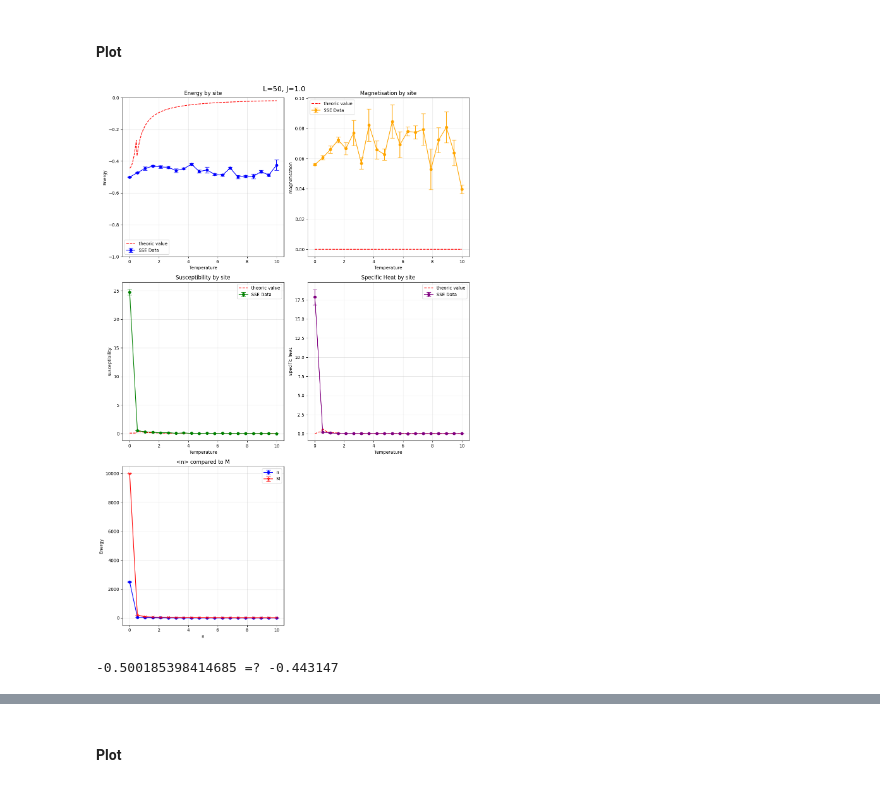
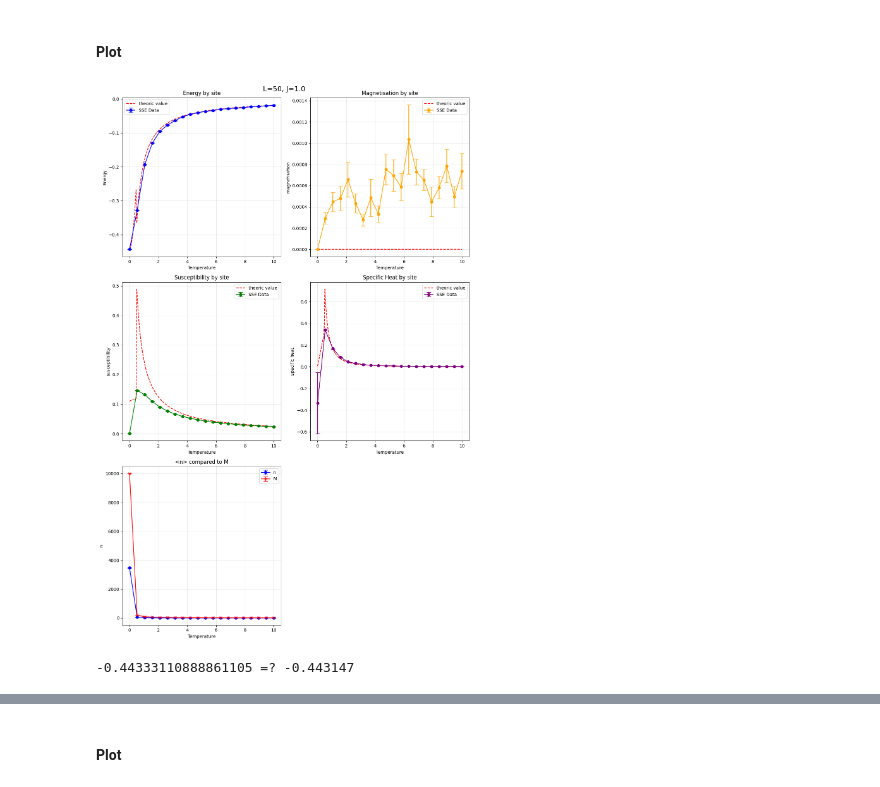
Before and after one commit to TheoHUETQC/monte-carlo, a Jupyter notebook: stochastic_series_expansion_qmc.ipynb, the cells around one changed output, grey strips where cells are left out. Cells and saved outputs as stored; diff of their text form; code cells hidden in the pictures.

Commit message:
fix: result, observation, conclusion

```diff
--- a/stochastic_series_expansion_qmc.ipynb
+++ b/stochastic_series_expansion_qmc.ipynb
@@ -623,16 +634,14 @@ def simulation_n_runs(n_runs:int, Nt:int) :
 
 We will therefore simulate the 1D Heisenberg model for several temperature values to see if we can reproduce the theoretical values of this model.
 # %%
-def simulation_temperature_range(temp_list : np.ndarray, Nt:int, n_runs:int) :
-    global beta
-
+def simulation_temperature_range(temp_list : np.ndarray, Nt:int, n_runs:int, J:float) :
     beta_list = (1/temp_list).round(4) #kb=1
 
     energy_list, magnetisation_list, susceptibility_list, specific_heat_list, n_list, M_list = [], [], [], [], [], []
     e_error, m_error, s_error, c_error, n_error, M_error = [], [], [], [], [], []
     for beta in beta_list :
         print(f"----------\nbeta={beta}")
-        energy_temp, magnetisation_temp, susceptibility_temp, specific_heat_temp, n_temp, M_temp = simulation_n_runs(n_runs, Nt)
+        energy_temp, magnetisation_temp, susceptibility_temp, specific_heat_temp, n_temp, M_temp = simulation_n_runs(n_runs, Nt, beta, J)
 
         energy_list.append(np.mean(energy_temp))
         magnetisation_list.append(np.mean(magnetisation_temp))
@@ -659,19 +668,20 @@ def plot_result(temp_list,
                 susceptibility_list, s_error,
                 specific_heat_list, c_error,
                 n_list, n_error,
-                M_list, M_error ):
+                M_list, M_error,
+                J:float ):
     temp_list_theoric = np.linspace(temp_list[0],temp_list[-1], 200)
 
     if J == 1. : #anti ferro case
-        E_theoric = compute_E_theoric_antiferro(temp_list_theoric)
+        E_theoric = compute_E_theoric_antiferro(temp_list_theoric, J)
         m_theoric = compute_m_theoric_antiferro(temp_list_theoric)
-        susceptibility_theoric = compute_susceptibility_theoric_antiferro(temp_list_theoric)
-        specific_heat_theoric = compute_specific_heat_theoric_antiferro(temp_list_theoric)
+        susceptibility_theoric = compute_susceptibility_theoric_antiferro(temp_list_theoric, J)
+        specific_heat_theoric = compute_specific_heat_theoric_antiferro(temp_list_theoric, J)
     else: # ferro case
-        E_theoric = compute_E_theoric_ferro(temp_list_theoric)
+        E_theoric = compute_E_theoric_ferro(temp_list_theoric, J)
         m_theoric = compute_m_theoric_ferro(temp_list_theoric)
-        susceptibility_theoric = compute_susceptibility_theoric_ferro(temp_list_theoric)
-        specific_heat_theoric = compute_specific_heat_theoric_ferro(temp_list_theoric)
+        susceptibility_theoric = compute_susceptibility_theoric_ferro(temp_list_theoric, J)
+        specific_heat_theoric = compute_specific_heat_theoric_ferro(temp_list_theoric, J)
 
     fig, axs = plt.subplots(ncols=2, nrows=3, figsize=(12, 18))
     axs = axs.flatten()
@@ -682,7 +692,6 @@ def plot_result(temp_list,
     axs[0].set_xlabel("Temperature")
     axs[0].set_ylabel("Energy")
     axs[0].legend()
-    axs[0].set_ylim(-1,0)
     axs[0].grid(True, alpha=0.3)
 
     axs[1].errorbar(temp_list, magnetisation_list, yerr=m_error, fmt='o-', color='orange', capsize=5, label='SSE Data')
@@ -691,7 +700,6 @@ def plot_result(temp_list,
     axs[1].set_xlabel("Temperature")
     axs[1].set_ylabel("magnetisation")
     axs[1].legend()
-    #axs[1].set_ylim(0,1.1)
     axs[1].grid(True, alpha=0.3)
 
     axs[2].errorbar(temp_list, susceptibility_list, yerr=s_error, fmt='o-', color='green', capsize=5, label='SSE Data')
@@ -700,7 +708,6 @@ def plot_result(temp_list,
     axs[2].set_xlabel("Temperature")
     axs[2].set_ylabel("susceptibility")
     axs[2].legend()
-    #axs[2].set_ylim(0,5)
     axs[2].grid(True, alpha=0.3)
 
     axs[3].errorbar(temp_list, specific_heat_list, yerr=c_error, fmt='o-', color='purple', capsize=5, label='SSE Data')
@@ -709,14 +716,13 @@ def plot_result(temp_list,
     axs[3].set_xlabel("Temperature")
     axs[3].set_ylabel("specific heat")
     axs[3].legend()
-    #axs[3].set_ylim(0,45)
     axs[3].grid(True, alpha=0.3)
 
     axs[4].errorbar(temp_list, n_list, yerr=n_error, fmt='o-', color='blue', capsize=5, label='n')
     axs[4].errorbar(temp_list, M_list, yerr=M_error, fmt='x-', color='red', capsize=5, label='M')
     axs[4].set_title(f"<n> compared to M")
-    axs[4].set_xlabel("n")
-    axs[4].set_ylabel("Energy")
+    axs[4].set_xlabel("Temperature")
+    axs[4].set_ylabel("n")
     axs[4].legend()
     axs[4].grid(True, alpha=0.3)
 
@@ -737,8 +743,8 @@ def plot_result(temp_list,
 
 ### 6.0 Parameters
 # %%
-Nt = 1000
-n_runs = 3
+Nt = 10000
+n_runs = 10
 
 Ti = 0.01
 Tf = 10
@@ -748,7 +754,7 @@ temp_list = np.linspace(Ti, Tf, 20)
 # %%
 J = 1.
 
-energy_list, e_error, magnetisation_list, m_error, susceptibility_list, s_error, specific_heat_list, c_error, n_list, n_error, M_list, M_error = simulation_temperature_range(temp_list, Nt, n_runs)
+energy_list, e_error, magnetisation_list, m_error, susceptibility_list, s_error, specific_heat_list, c_error, n_list, n_error, M_list, M_error = simulation_temperature_range(temp_list, Nt, n_runs, J)
 # %% [output]
 ----------
 beta=100.0
@@ -770,7 +774,7 @@ beta=1.8664
 # %% [markdown]
 #### Plot
 # %%
-plot_result(temp_list, energy_list, e_error, magnetisation_list, m_error, susceptibility_list, s_error, specific_heat_list, c_error, n_list, n_error, M_list, M_error)
+plot_result(temp_list, energy_list, e_error, magnetisation_list, m_error, susceptibility_list, s_error, specific_heat_list, c_error, n_list, n_error, M_list, M_error, J)
 # %% [output]
-[figure, old version]
+[figure, new version]
--0.500185398414685 =? -0.443147
+-0.44333110888861105 =? -0.443147
```
Also changed, not shown: parts of 30 cells of this notebook.
